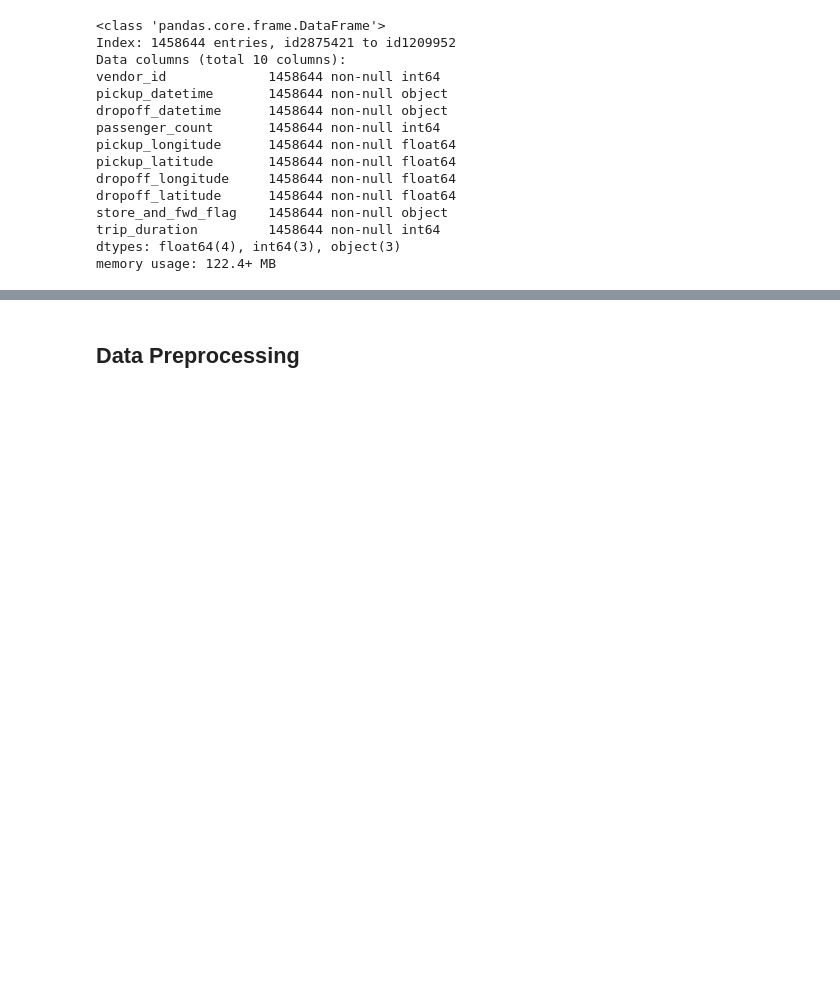
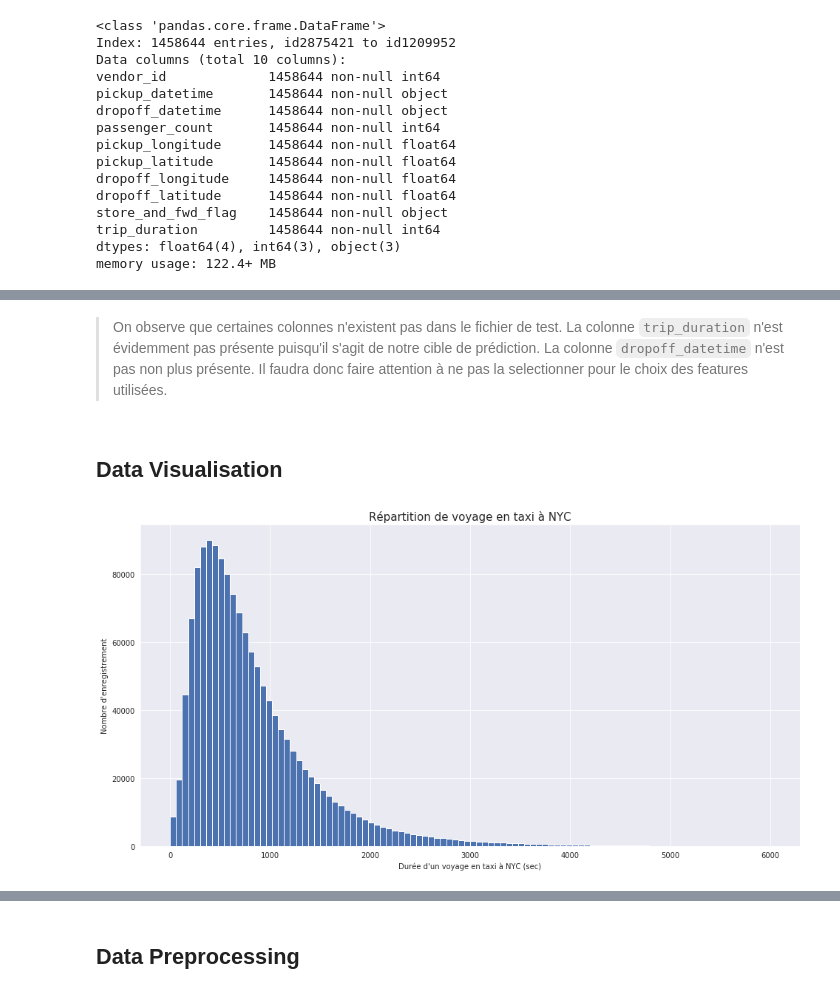
Before and after one commit to Hugo-Gomez/NYC_Taxi_Trip_Duration, a Jupyter notebook: Hugo Gomez - NYC Taxi Trip Duration.ipynb, the cells around one changed output, grey strips where cells are left out. Cells and saved outputs as stored; diff of their text form; code cells hidden in the pictures; blank space fills up the shorter version.

```diff
--- a/Hugo Gomez - NYC Taxi Trip Duration.ipynb
+++ b/Hugo Gomez - NYC Taxi Trip Duration.ipynb
@@ -13,3 +13,6 @@ import pandas as pd
+# %%
+%matplotlib inline
+sns.set({'figure.figsize':(16,8), 'axes.titlesize':15, 'axes.labelsize':10})
 # %% [markdown]
 ## Data Loading
 # %%
@@ -19,4 +22,4 @@ hugomez_submission.csv test.csv               train.csv
 # %%
-FILEPATH_TRAIN = os.path.join("input", "train.csv")
-FILEPATH_TEST = os.path.join("input", "test.csv")
-FILEPATH_TRAIN, FILEPATH_TEST
+FILEPATH = os.path.join("..", "input")
+TRAINPATH = os.path.join(FILEPATH, "train.csv")
+TESTPATH = os.path.join(FILEPATH, "test.csv")
@@ -24,0 +28,3 @@ FILEPATH_TRAIN, FILEPATH_TEST
+# %%
+df = pd.read_csv(TRAINPATH, index_col=0)
+df.head()
@@ -25,5 +51,2 @@ FILEPATH_TRAIN, FILEPATH_TEST
 # %% [markdown]
 ## Data Exploration
-# %%
-df = pd.read_csv(FILEPATH_TRAIN, index_col=0)
-df.head()
@@ -65,0 +137,12 @@ memory usage: 122.4+ MB
+# %% [markdown]
+> On observe que certaines colonnes n'existent pas dans le fichier de test. La colonne `trip_duration` n'est évidemment pas présente puisqu'il s'agit de notre cible de prédiction. La colonne `dropoff_datetime` n'est pas non plus présente. Il faudra donc faire attention à ne pas la selectionner pour le choix des features utilisées.
+# %% [markdown]
+## Data Visualisation
+# %%
+plt.hist(df.loc[df.trip_duration<6000,"trip_duration"], bins=100);
+plt.title('Répartition de voyage en taxi à NYC')
+plt.xlabel('Durée d\'un voyage en taxi à NYC (sec)')
+plt.ylabel('Nombre d\'enregistrement')
+plt.show()
+# %% [output]
+[figure, added]
```
Also changed, not shown: parts of 81 cells of this notebook.
